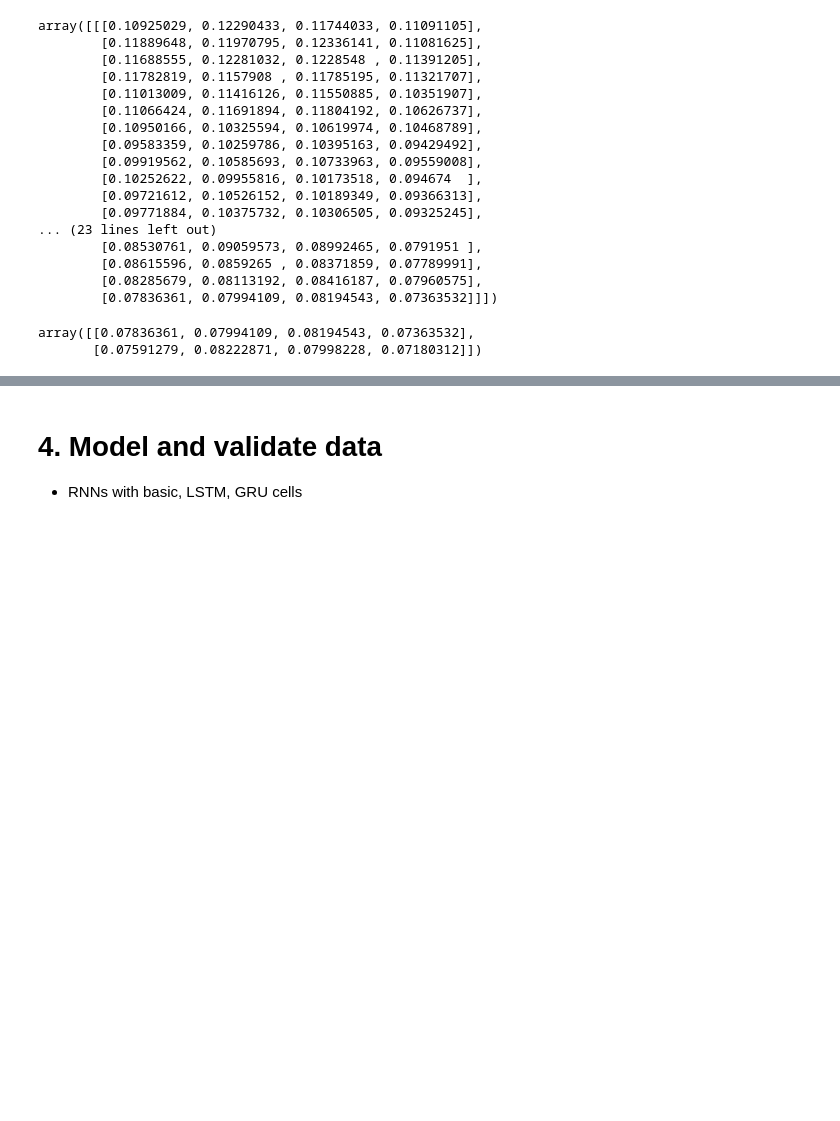
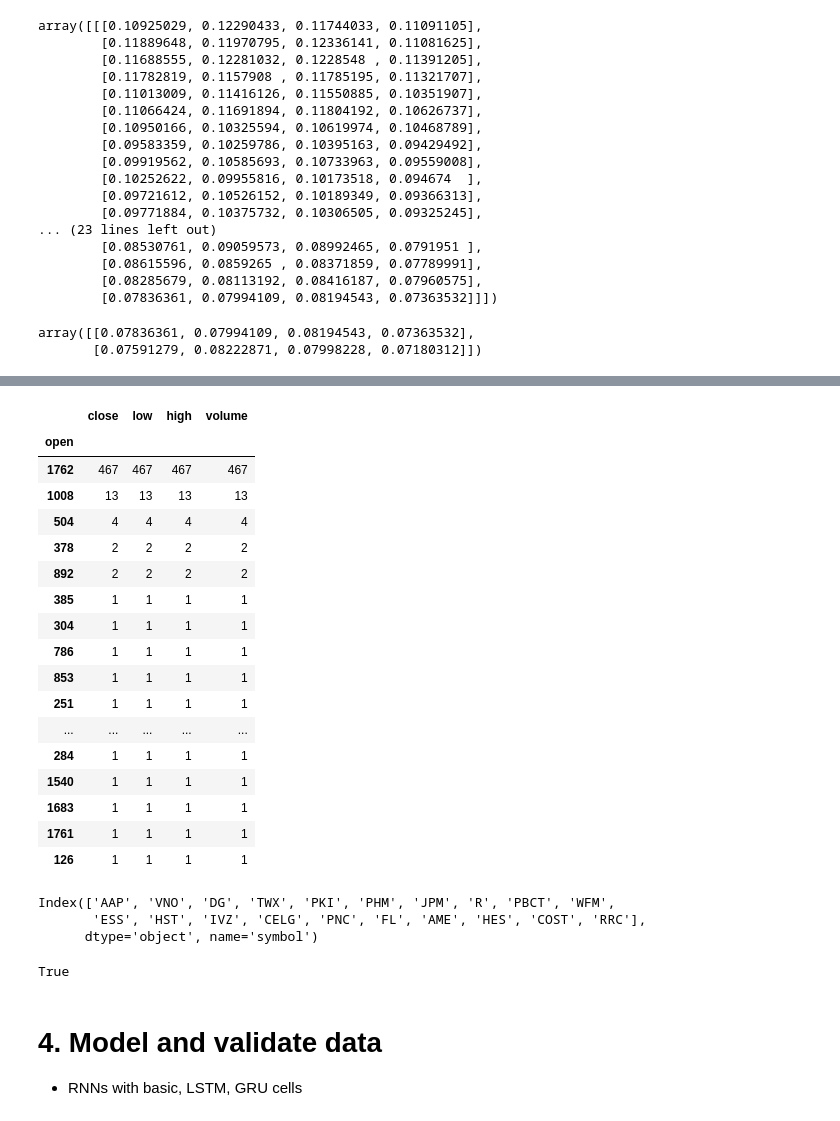
Before and after one commit to rubicon1990/priceprediction, a Jupyter notebook: notebook/ny-stock-price-prediction-rnn-lstm-gru.ipynb, the cells around one changed output, grey strips where cells are left out. Drawn from its saved outputs; the diff is of its cells as text; code cells hidden in the pictures; blank space fills up the shorter version.

```diff
--- a/notebook/ny-stock-price-prediction-rnn-lstm-gru.ipynb
+++ b/notebook/ny-stock-price-prediction-rnn-lstm-gru.ipynb
@@ -280,0 +291,28 @@ array([[0.07836361, 0.07994109, 0.08194543, 0.07363532],
+# %%
+df.groupby('symbol').count().groupby('open').count().sort_values('close', ascending=False)
+# %% [output]
+|  | close | low | high | volume |
+| open |  |  |  |  |
+| 1762 | 467 | 467 | 467 | 467 |
+| 1008 | 13 | 13 | 13 | 13 |
+| 504 | 4 | 4 | 4 | 4 |
+| 378 | 2 | 2 | 2 | 2 |
+| 892 | 2 | 2 | 2 | 2 |
+| 385 | 1 | 1 | 1 | 1 |
+| 304 | 1 | 1 | 1 | 1 |
+| 786 | 1 | 1 | 1 | 1 |
+| 853 | 1 | 1 | 1 | 1 |
+| 251 | 1 | 1 | 1 | 1 |
+| ... | ... | ... | ... | ... |
+| 284 | 1 | 1 | 1 | 1 |
+| 1540 | 1 | 1 | 1 | 1 |
+| 1683 | 1 | 1 | 1 | 1 |
+| 1761 | 1 | 1 | 1 | 1 |
+| 126 | 1 | 1 | 1 | 1 |
+# %%
+cnt_df = df.groupby('symbol').count()
+cnt_df[cnt_df.open > 1000].sample(20).index
+# %% [output]
+Index(['AAP', 'VNO', 'DG', 'TWX', 'PKI', 'PHM', 'JPM', 'R', 'PBCT', 'WFM',
+       'ESS', 'HST', 'IVZ', 'CELG', 'PNC', 'FL', 'AME', 'HES', 'COST', 'RRC'],
+      dtype='object', name='symbol')
@@ -281,3 +324,7 @@ array([[0.07836361, 0.07994109, 0.08194543, 0.07363532],
+# %%
+'AAPL' in cnt_df.index
+# %% [output]
+True
 # %% [markdown]
 # 4. Model and validate data <a class="anchor" id="4-bullet"></a>
 - RNNs with basic, LSTM, GRU cells
```
Also changed, not shown: parts of 4 cells of this notebook, 3 other files.
